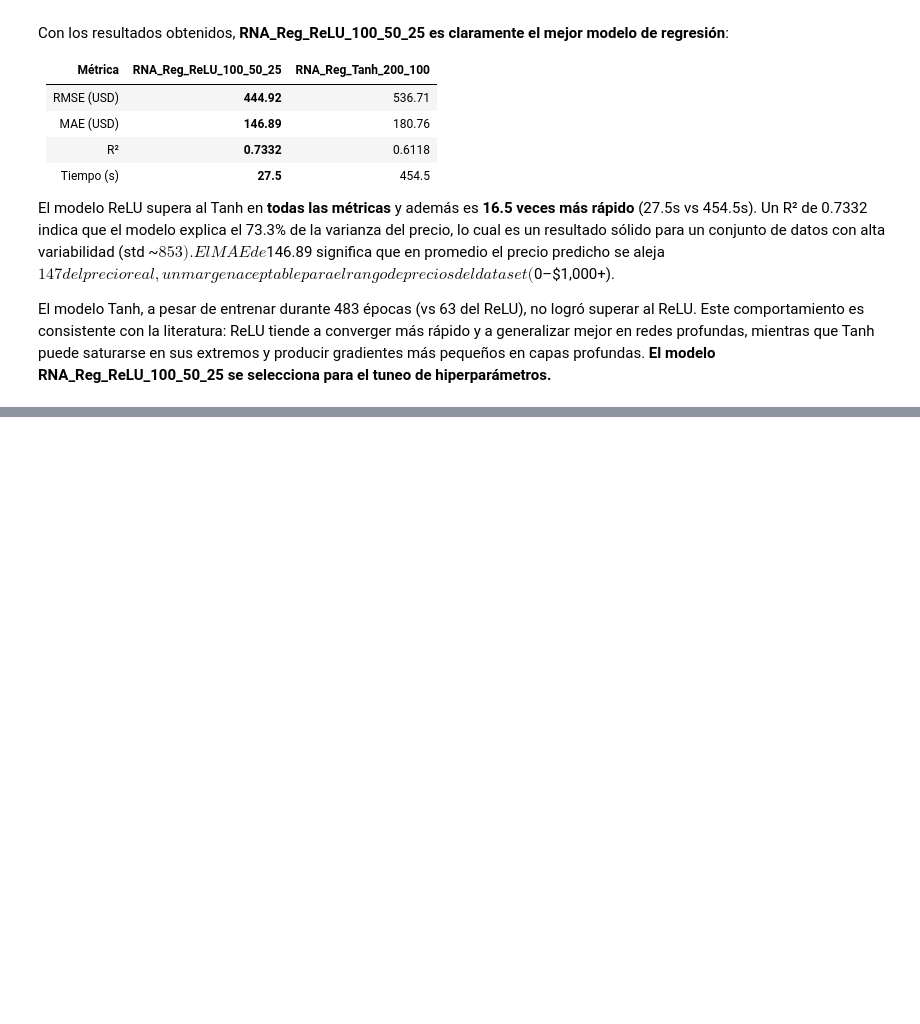
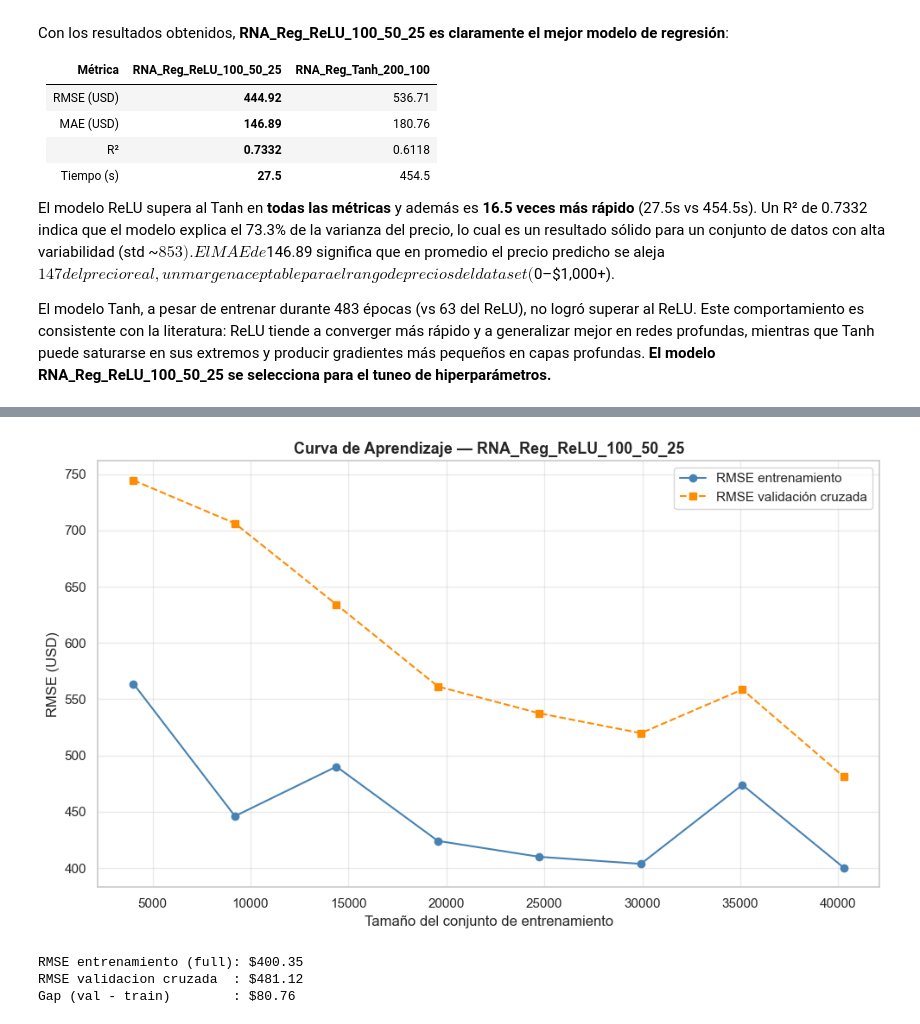
Before and after one commit to jcdiegolopez/MD-LAB09, a Jupyter notebook: main.ipynb, the cells around one changed output, grey strips where cells are left out. Cells and saved outputs as stored; diff of their text form; code cells hidden in the pictures; blank space fills up the shorter version.

Commit message:
Actividad 12

```diff
--- a/main.ipynb
+++ b/main.ipynb
@@ -844,0 +850,39 @@ El modelo Tanh, a pesar de entrenar durante 483 épocas (vs 63 del ReLU), no log
+# %%
+# Actividad 12: Curva de aprendizaje para diagnosticar sobreajuste
+from sklearn.model_selection import learning_curve
+
+# El modelo ganador es RNA_Reg_ReLU_100_50_25 (pipe_reg1)
+train_sizes, train_scores, val_scores = learning_curve(
+    pipe_reg1,
+    X_train, y_train_raw,
+    train_sizes=np.linspace(0.1, 1.0, 8),
+    cv=3,
+    scoring='neg_mean_squared_error',
+    n_jobs=-1,
+    shuffle=True,
+    random_state=42,
+)
+
+train_rmse = np.sqrt(-train_scores.mean(axis=1))
+val_rmse   = np.sqrt(-val_scores.mean(axis=1))
+
+fig, ax = plt.subplots(figsize=(10, 6))
+ax.plot(train_sizes, train_rmse, 'o-', color='steelblue', label='RMSE entrenamiento')
+ax.plot(train_sizes, val_rmse,   's--', color='darkorange', label='RMSE validación cruzada')
+ax.set_xlabel('Tamaño del conjunto de entrenamiento', fontsize=12)
+ax.set_ylabel('RMSE (USD)', fontsize=12)
+ax.set_title('Curva de Aprendizaje — RNA_Reg_ReLU_100_50_25', fontsize=13, fontweight='bold')
+ax.legend(fontsize=11)
+ax.grid(True, alpha=0.4)
+plt.tight_layout()
+plt.show()
+
+gap = val_rmse[-1] - train_rmse[-1]
+print(f'RMSE entrenamiento (full): ${train_rmse[-1]:.2f}')
+print(f'RMSE validacion cruzada  : ${val_rmse[-1]:.2f}')
+print(f'Gap (val - train)        : ${gap:.2f}')
+# %% [output]
+[figure, added]
+RMSE entrenamiento (full): $400.35
+RMSE validacion cruzada  : $481.12
+Gap (val - train)        : $80.76
```
Also changed, not shown: parts of 2 cells of this notebook.
